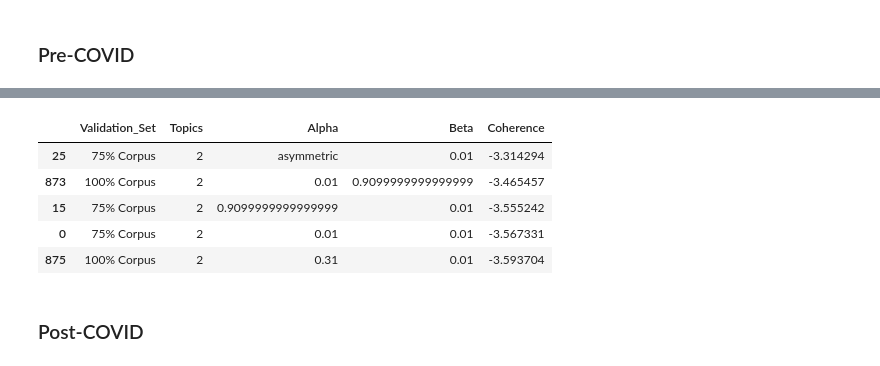
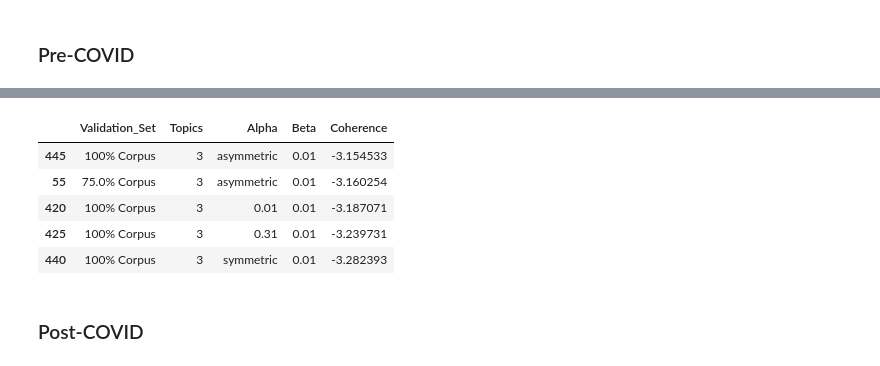
Before and after one commit to patilpushkarp/comp, a Jupyter notebook: comp/docs/individual/fintech/mobikwik.ipynb, the cells around one changed output, grey strips where cells are left out. Cells and saved outputs as stored; diff of their text form; code cells hidden in the pictures.

```diff
--- a/comp/docs/individual/fintech/mobikwik.ipynb
+++ b/comp/docs/individual/fintech/mobikwik.ipynb
@@ -124 +43,6 @@ See the caveats in the documentation: https://pandas.pydata.org/pandas-docs/stab
+# %%
+processor = Processor('./../../data/config.json')
+# %%
+# Preprocess the data
+pre_df, post_df = processor.preprocess(df)
 # %%
@@ -316 +142,6 @@ pre_df_result['Beta'] = pre_df_result['Beta'].astype(str)
+# %%
+pre_df_result = processor.perform_hyperparameter_tuning(pre_corpus,
+                                                        pre_id2word,
+                                                        pre_df['bigram'].values.tolist(),
+                                                        "./../../data/fintech/mobikwik/pre.csv")
 # %%
@@ -318,6 +149,3 @@ pre_df_result['Beta'] = pre_df_result['Beta'].astype(str)
-# %%
-pre_df_result = pd.read_csv("./../../data/fintech/mobikwik/pre.csv")
-pre_df_result.drop('Unnamed: 0', axis=1, inplace=True)
 # %%
 # Maximum coherence
 pre_df_result.sort_values('Coherence', ascending=False, inplace=True)
@@ -365,11 +184,11 @@ pre_ts_df.plot.line(x='topics', y='coherence')
 # %%
-pre_df_result[pre_df_result['Topics'] == 2].head()
+pre_df_result[pre_df_result['Topics'] == 3].head(5)
 # %% [output]
 |  | Validation_Set | Topics | Alpha | Beta | Coherence |
-| 25 | 75% Corpus | 2 | asymmetric | 0.01 | -3.314294 |
-| 873 | 100% Corpus | 2 | 0.01 | 0.9099999999999999 | -3.465457 |
-| 15 | 75% Corpus | 2 | 0.9099999999999999 | 0.01 | -3.555242 |
-| 0 | 75% Corpus | 2 | 0.01 | 0.01 | -3.567331 |
-| 875 | 100% Corpus | 2 | 0.31 | 0.01 | -3.593704 |
+| 445 | 100% Corpus | 3 | asymmetric | 0.01 | -3.154533 |
+| 55 | 75.0% Corpus | 3 | asymmetric | 0.01 | -3.160254 |
+| 420 | 100% Corpus | 3 | 0.01 | 0.01 | -3.187071 |
+| 425 | 100% Corpus | 3 | 0.31 | 0.01 | -3.239731 |
+| 440 | 100% Corpus | 3 | symmetric | 0.01 | -3.282393 |
 # %% [markdown]
 ### Post-COVID
```
Also changed, not shown: parts of 83 cells of this notebook, 3 other files.
